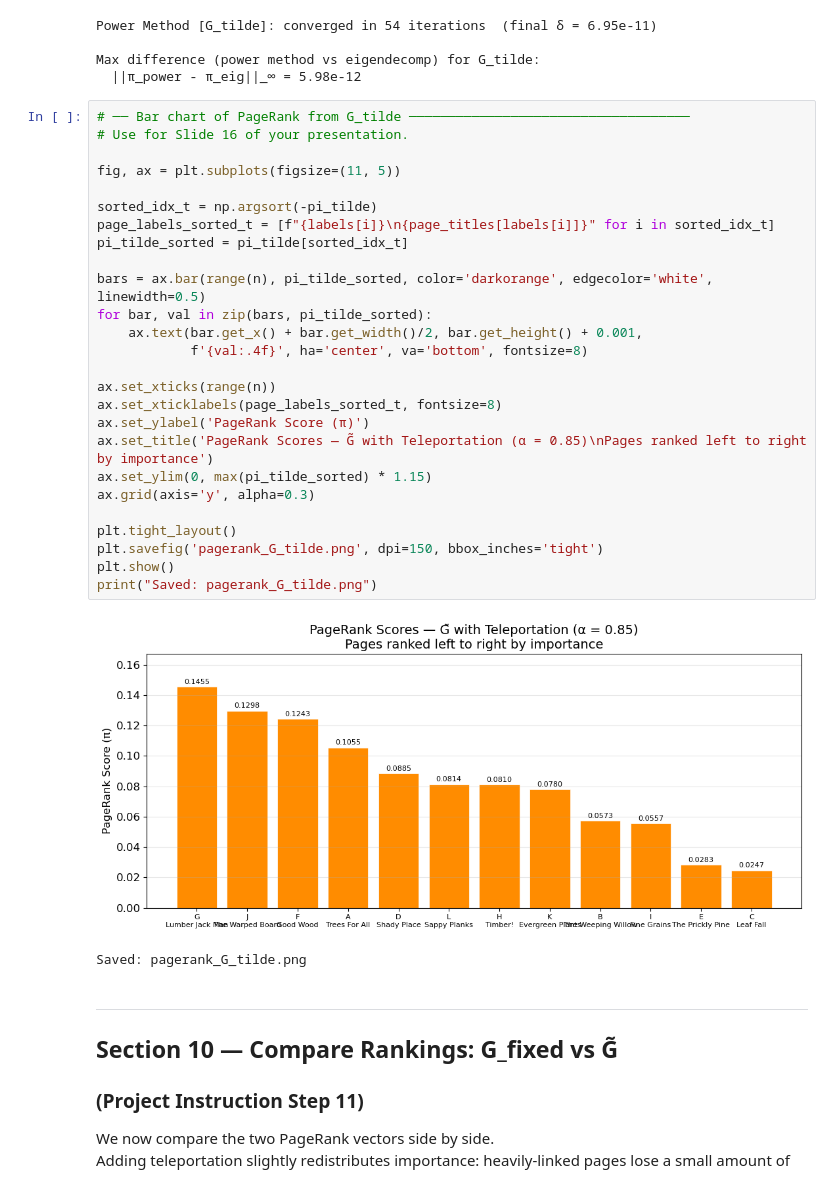
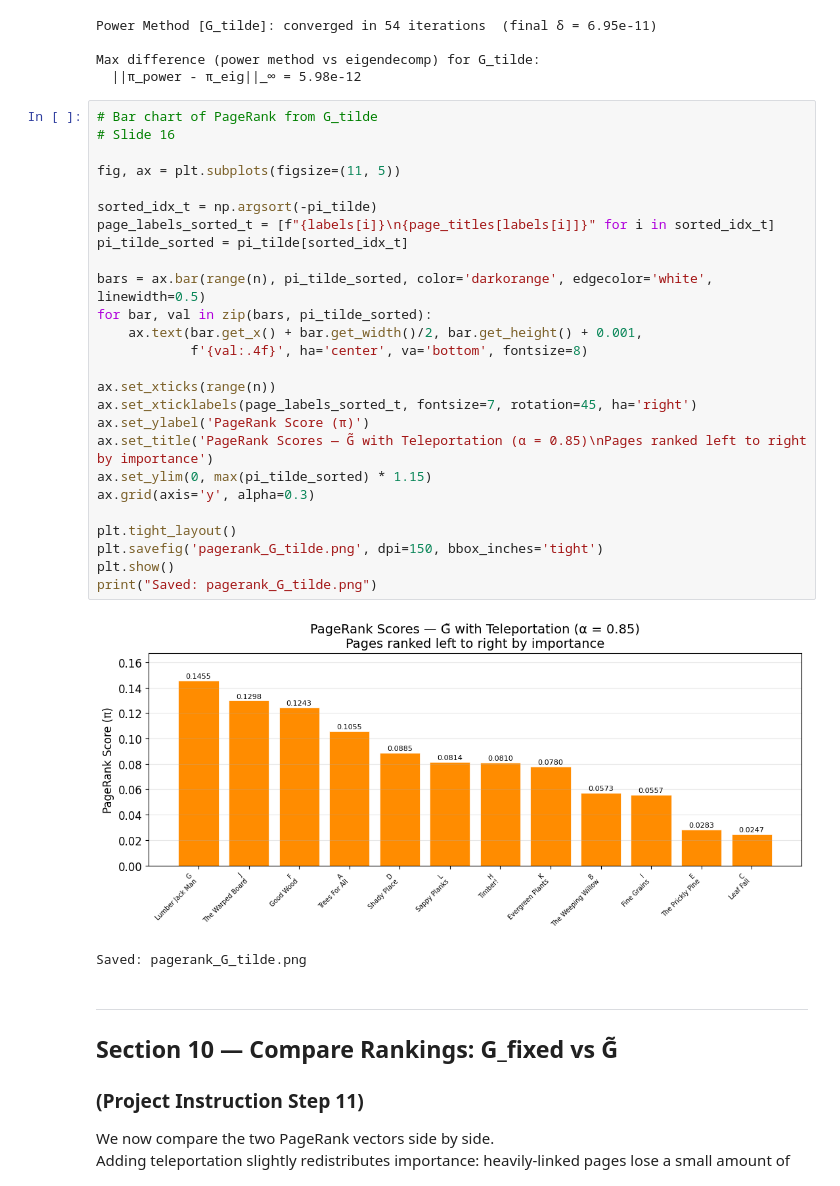
Before and after one commit to arezoog/MAT167_Final, a Jupyter notebook: MAT167_PageRank.ipynb, the cells around one changed output. Saved outputs shown, nothing was run; the diff lists cells and outputs as text.

```diff
--- a/MAT167_PageRank.ipynb
+++ b/MAT167_PageRank.ipynb
@@ -651,33 +651,33 @@ Power Method [G_tilde]: converged in 54 iterations  (final δ = 6.95e-11)
 Max difference (power method vs eigendecomp) for G_tilde:
   ||π_power - π_eig||_∞ = 5.98e-12
 # %%
-# ── Bar chart of PageRank from G_tilde ────────────────────────────────────
-# Use for Slide 16 of your presentation.
+# Bar chart of PageRank from G_tilde
+# Slide 16
 
 fig, ax = plt.subplots(figsize=(11, 5))
 
 sorted_idx_t = np.argsort(-pi_tilde)
 page_labels_sorted_t = [f"{labels[i]}\n{page_titles[labels[i]]}" for i in sorted_idx_t]
 pi_tilde_sorted = pi_tilde[sorted_idx_t]
 
 bars = ax.bar(range(n), pi_tilde_sorted, color='darkorange', edgecolor='white', linewidth=0.5)
 for bar, val in zip(bars, pi_tilde_sorted):
     ax.text(bar.get_x() + bar.get_width()/2, bar.get_height() + 0.001,
             f'{val:.4f}', ha='center', va='bottom', fontsize=8)
 
 ax.set_xticks(range(n))
-ax.set_xticklabels(page_labels_sorted_t, fontsize=8)
+ax.set_xticklabels(page_labels_sorted_t, fontsize=7, rotation=45, ha='right')
 ax.set_ylabel('PageRank Score (π)')
 ax.set_title('PageRank Scores — G̃ with Teleportation (α = 0.85)\nPages ranked left to right by importance')
 ax.set_ylim(0, max(pi_tilde_sorted) * 1.15)
 ax.grid(axis='y', alpha=0.3)
 
 plt.tight_layout()
 plt.savefig('pagerank_G_tilde.png', dpi=150, bbox_inches='tight')
 plt.show()
 print("Saved: pagerank_G_tilde.png")
 # %% [output]
-[figure, old version]
+[figure, new version]
 Saved: pagerank_G_tilde.png
 # %% [markdown]
 ---
```
Also changed, not shown: parts of 24 cells of this notebook.
